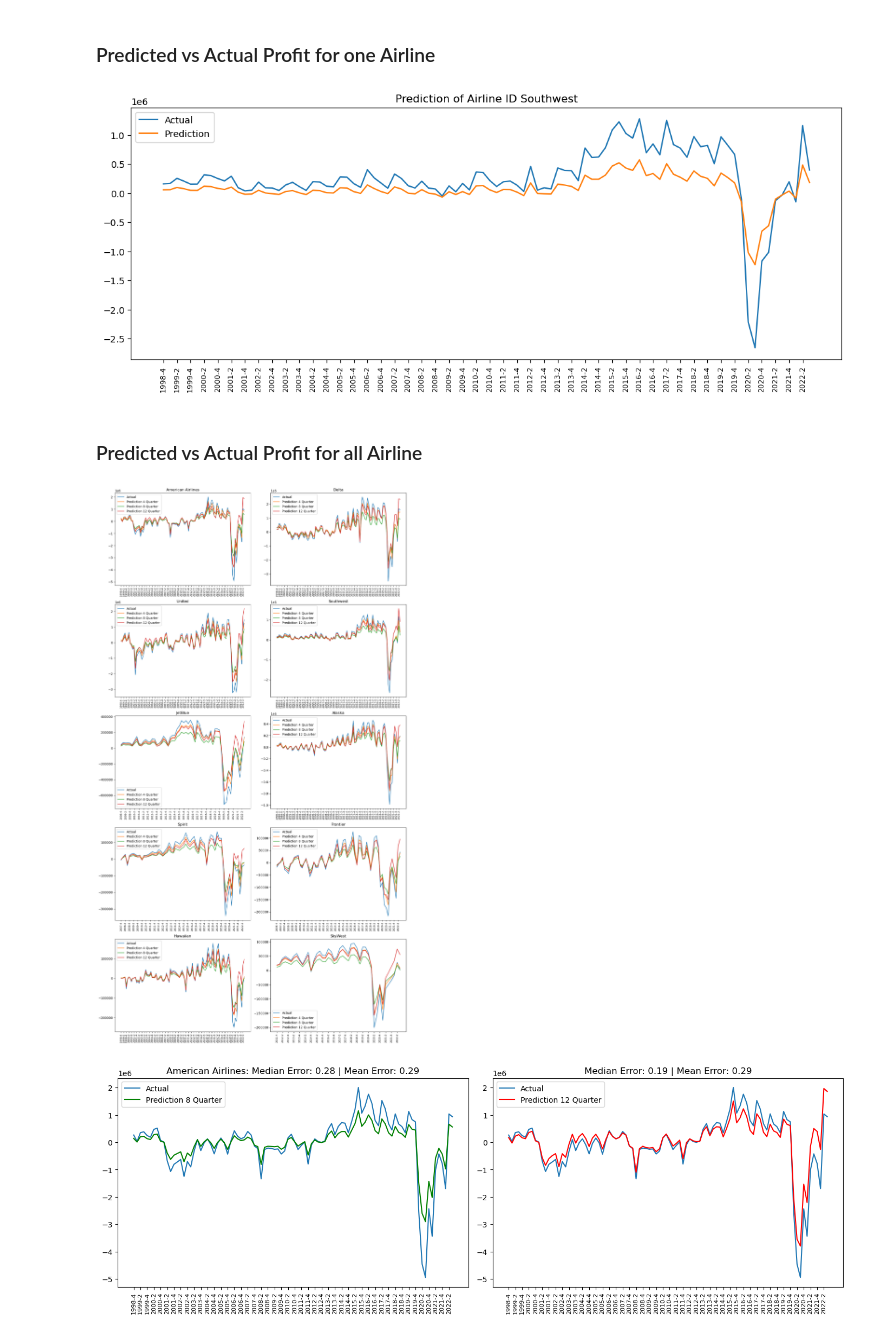
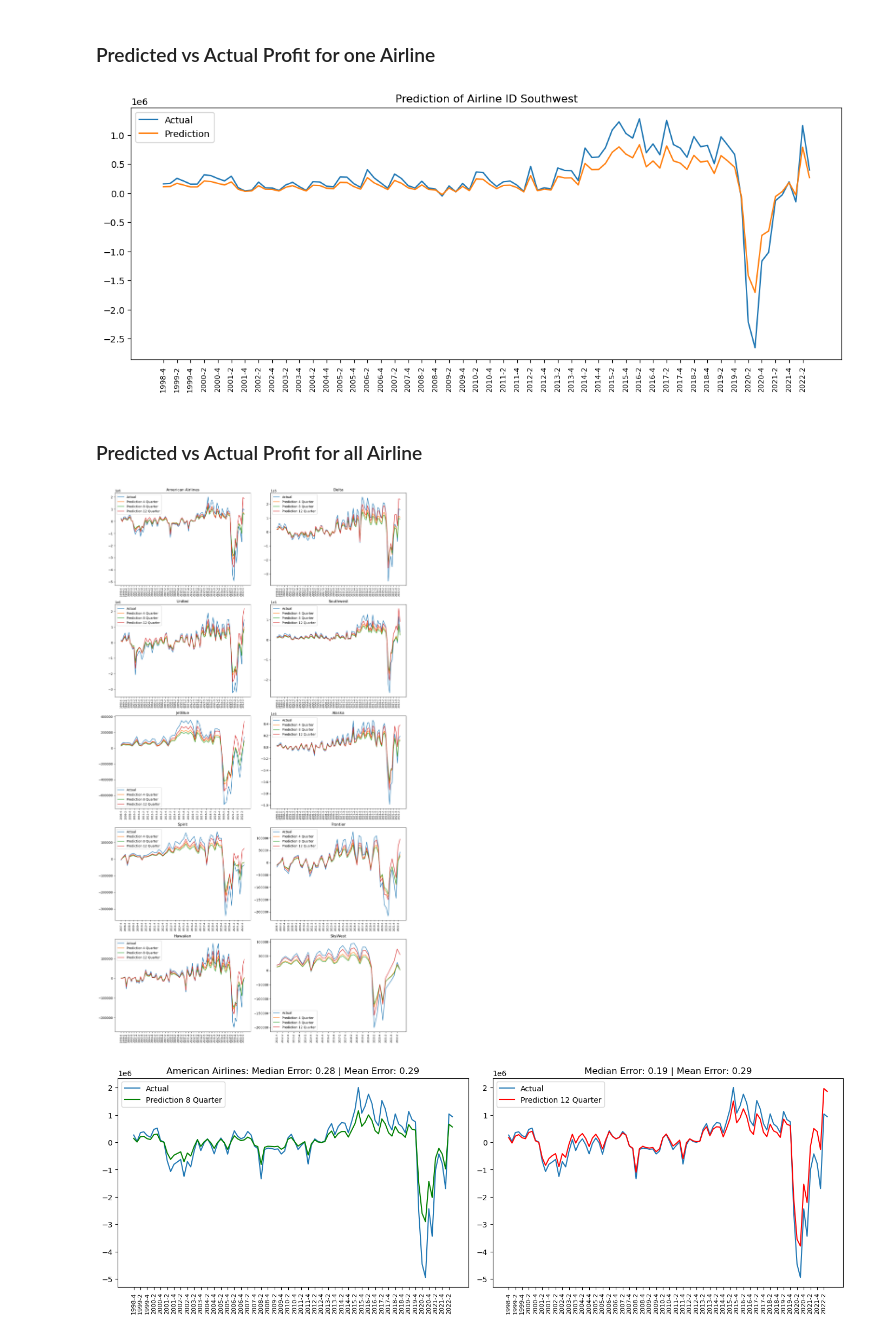
Before and after one commit to CyberneticLearningSystems/CauGNN, a Jupyter notebook: analysis_results.ipynb, the cells around one changed output. Saved outputs shown, nothing was run; the diff lists cells and outputs as text; code cells hidden in the pictures.

Commit message:
TE Plot

```diff
--- a/analysis_results.ipynb
+++ b/analysis_results.ipynb
@@ -23,6 +19,8 @@ output_model_horizon12 = pd.read_csv('models/testing/2024-06-25_4/predictions_on
 output_Southwest = pd.read_csv('models/testing/2024-06-25_5/predictions_on_model_2024-06-25_5.csv')
 output_Delta = pd.read_csv('models/testing/2024-06-25_6/predictions_on_model_2024-06-25_6.csv')
 output_Frontier = pd.read_csv('models/testing/2024-06-25_7/predictions_on_model_2024-06-25_7.csv')
+# %%
+output_model = pd.read_csv('models/testing/2024-06-25_8/predictions_on_model_2024-06-25_8.csv')
 # %%
 
 path_to_save_output = 'models/testing/plots'
@@ -67,41 +65,41 @@ lcc_IDs = [20436, 20416] #Low cost carriers
 # %%
 # Get the column indices for the current airline ID
 airline_id = 19393
-data_set = output_Southwest
+data_set = output_model
 
 col_index = []
 colnames = data_set.columns
 for index, col in enumerate(colnames):
     try:
         if col.split('_')[1] == str(airline_id):
             col_index.append(index)
     except:
         continue
 j = col_index[0]
 
 plt.figure(figsize=(14,5))
 timescale = list(data_set[~data_set.iloc[:,j].isnull()].Time)
 plt.plot(timescale, data_set[~data_set.iloc[:,j].isnull()].iloc[:,j], label='Actual')
 plt.plot(timescale, data_set[~data_set.iloc[:,j].isnull()].iloc[:,j+1], label='Prediction')
 
 id = data_set.columns[2].split('_')[1] #extract id from the column name
 airline_name = airlineDict[int(airline_id)] #look up the airline name
 plt.title(f'Prediction of Airline ID {airline_name}')
 
 plt.legend()
 plt.xticks(rotation='vertical', fontsize=8)
 
 # Show only every second x-label
 locs, labels = plt.xticks()  # Get locations and labels
 for i, label in enumerate(labels):
     if i < len(timescale):
         label.set_text(str(timescale[i]))
 plt.xticks(locs[::2], labels[::2])  # Set locations and labels
 
 
 plt.show()
 # %% [output]
-[figure, old version]
+[figure, new version]
 # %% [markdown]
 ### Predicted vs Actual Profit for all Airline
 # %%
@@ -154,7 +152,7 @@ plt.tight_layout()
 # plt.savefig(path_to_save_output+'/predictions_for_all_airlines.png') #! Save the plot
 plt.show()
 # %% [output]
-[figure, old version]
+[figure, new version]
 # %%
 
 
```
Also changed, not shown: parts of 6 cells of this notebook.
